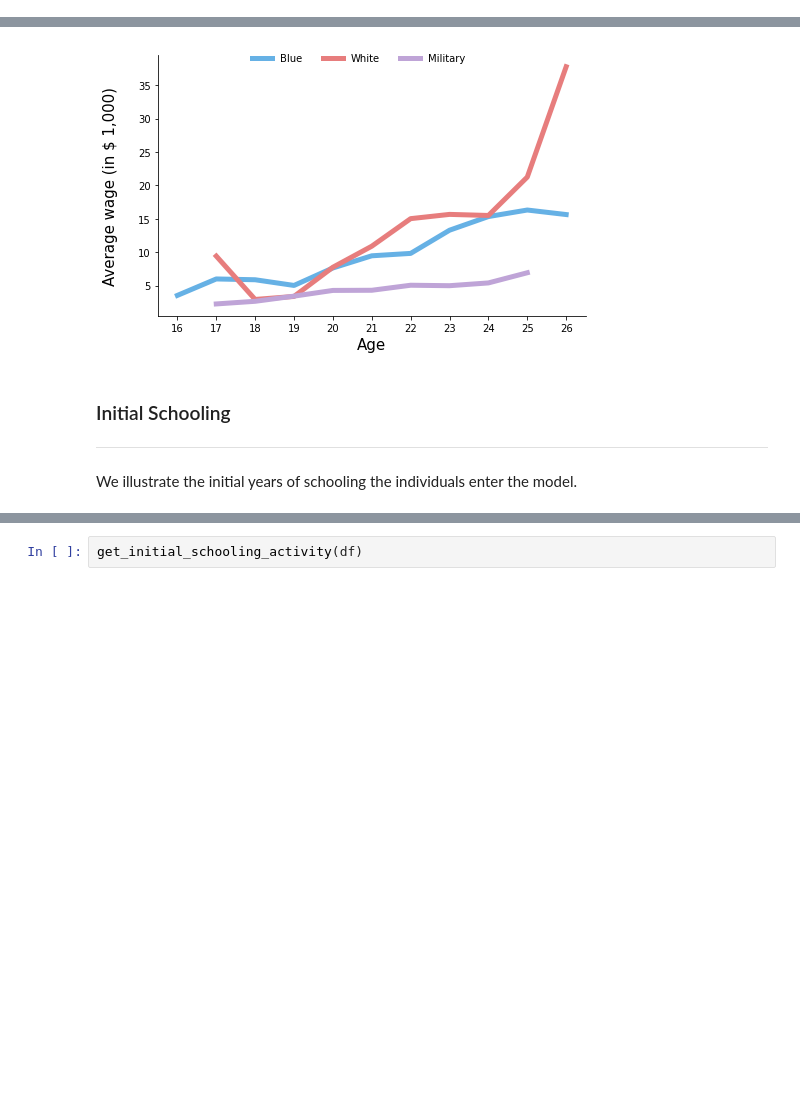
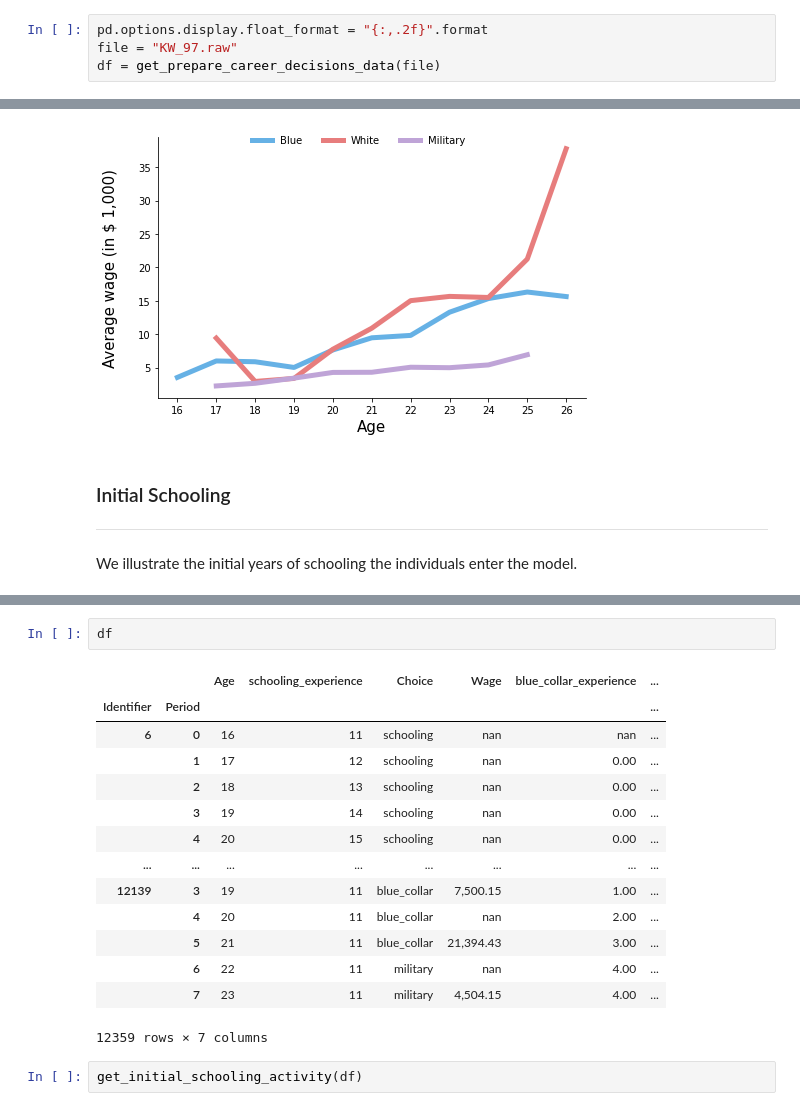
Before and after one commit to OpenSourceEconomics/ekw-data, a Jupyter notebook: career-decisions/exploration.ipynb, the cells around one changed output, grey strips where cells are left out. Saved outputs shown, nothing was run; the diff lists cells and outputs as text; blank space fills up the shorter version.

```diff
--- a/career-decisions/exploration.ipynb
+++ b/career-decisions/exploration.ipynb
@@ -65,0 +38,4 @@ df.set_index(["Identifier", "Period"], inplace=True, drop=True)
+# %%
+pd.options.display.float_format = "{:,.2f}".format
+file = "KW_97.raw"
+df = get_prepare_career_decisions_data(file)
@@ -205,5 +177,22 @@ plot_initial_schooling(get_initial_schooling(df))
 # %% [output]
 [figure]
+# %%
+df
+# %% [output]
+|  |  | Age | schooling_experience | Choice | Wage | blue_collar_experience | ... |
+| Identifier | Period |  |  |  |  |  | ... |
+| 6 | 0 | 16 | 11 | schooling | nan | nan | ... |
+|  | 1 | 17 | 12 | schooling | nan | 0.00 | ... |
+|  | 2 | 18 | 13 | schooling | nan | 0.00 | ... |
+|  | 3 | 19 | 14 | schooling | nan | 0.00 | ... |
+|  | 4 | 20 | 15 | schooling | nan | 0.00 | ... |
+| ... | ... | ... | ... | ... | ... | ... | ... |
+| 12139 | 3 | 19 | 11 | blue_collar | 7,500.15 | 1.00 | ... |
+|  | 4 | 20 | 11 | blue_collar | nan | 2.00 | ... |
+|  | 5 | 21 | 11 | blue_collar | 21,394.43 | 3.00 | ... |
+|  | 6 | 22 | 11 | military | nan | 4.00 | ... |
+|  | 7 | 23 | 11 | military | 4,504.15 | 4.00 | ... |
+12359 rows × 7 columns
 # %%
 get_initial_schooling_activity(df)
 # %% [output]
```
Also changed, not shown: parts of 8 cells of this notebook.
